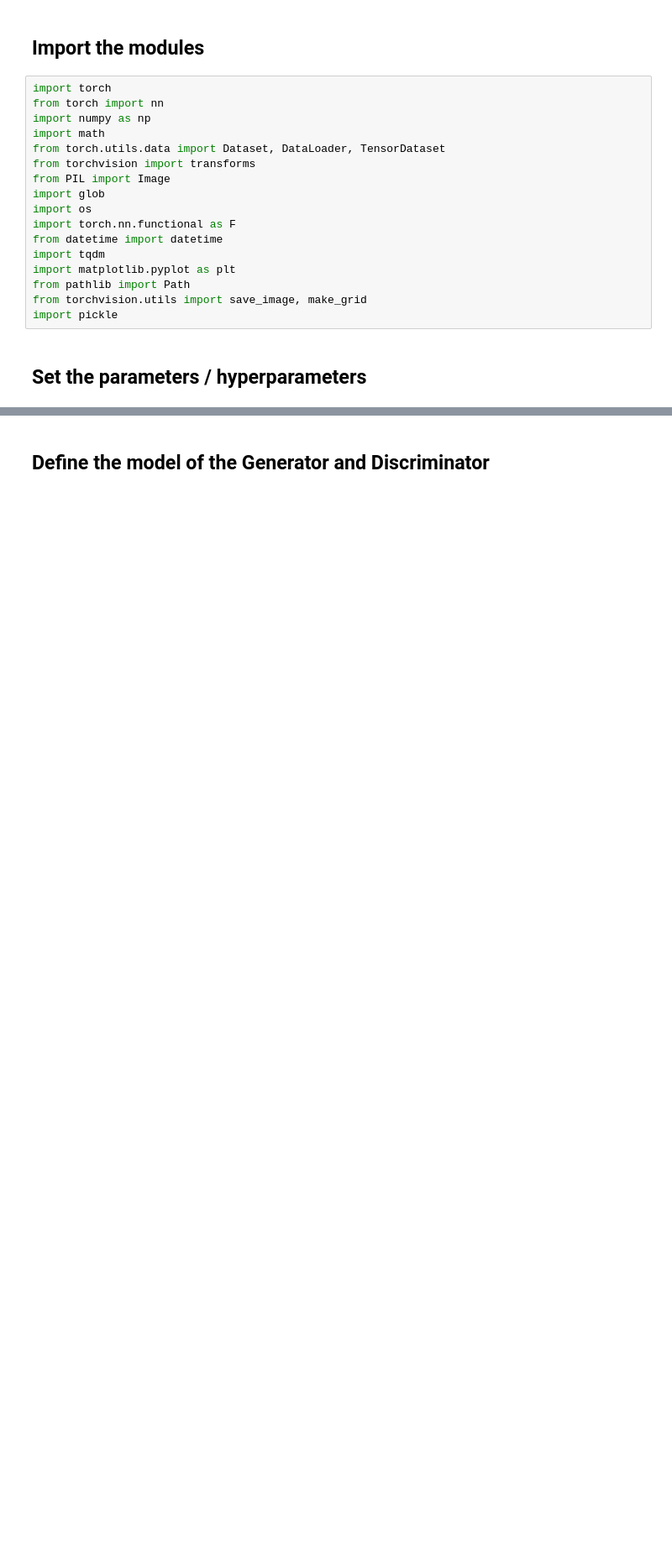
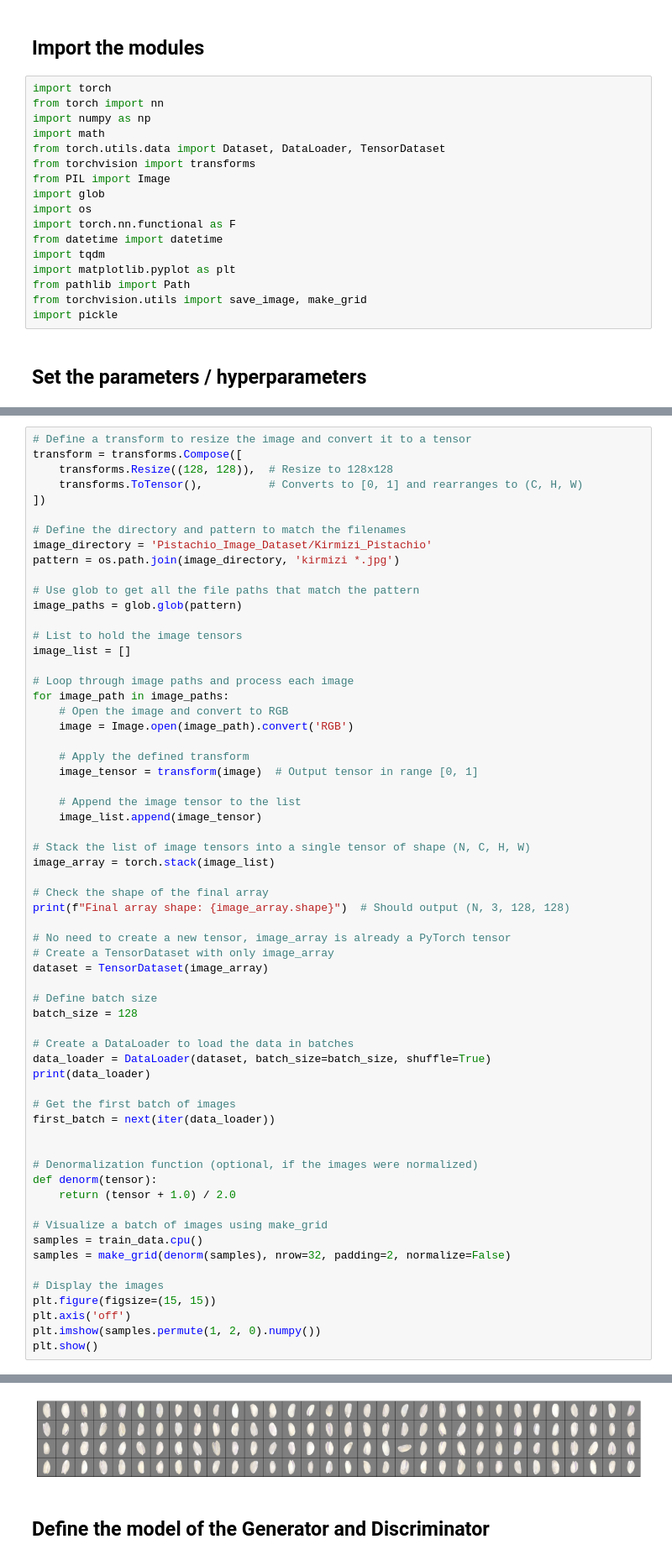
Before and after one commit to felixbroch/GAN_project, a Jupyter notebook: src/dataset/GAN_dataset_new copy.ipynb, the cells around one changed output, grey strips where cells are left out. Shown: that part at 84% size. Cells and saved outputs as stored; diff of their text form; blank space fills up the shorter version.

```diff
--- a/src/dataset/GAN_dataset_new copy.ipynb
+++ b/src/dataset/GAN_dataset_new copy.ipynb
@@ -140,0 +73,63 @@ torch.Size([128, 3, 128, 128])
+# %%
+# Define a transform to resize the image and convert it to a tensor
+transform = transforms.Compose([
+    transforms.Resize((128, 128)),  # Resize to 128x128
+    transforms.ToTensor(),          # Converts to [0, 1] and rearranges to (C, H, W)
+])
+
+# Define the directory and pattern to match the filenames
+image_directory = 'Pistachio_Image_Dataset/Kirmizi_Pistachio'
+pattern = os.path.join(image_directory, 'kirmizi *.jpg')
+
+# Use glob to get all the file paths that match the pattern
+image_paths = glob.glob(pattern)
+
+# List to hold the image tensors
+image_list = []
+
+# Loop through image paths and process each image
+for image_path in image_paths:
+    # Open the image and convert to RGB
+    image = Image.open(image_path).convert('RGB')
+
+    # Apply the defined transform
+    image_tensor = transform(image)  # Output tensor in range [0, 1]
+
+    # Append the image tensor to the list
+    image_list.append(image_tensor)
+
+# Stack the list of image tensors into a single tensor of shape (N, C, H, W)
+image_array = torch.stack(image_list)
+
+# Check the shape of the final array
+print(f"Final array shape: {image_array.shape}")  # Should output (N, 3, 128, 128)
+
+# No need to create a new tensor, image_array is already a PyTorch tensor
+# Create a TensorDataset with only image_array
+dataset = TensorDataset(image_array)
+
+# Define batch size
+batch_size = 128
+
+# Create a DataLoader to load the data in batches
+data_loader = DataLoader(dataset, batch_size=batch_size, shuffle=True)
+print(data_loader)
+
+# Get the first batch of images
+first_batch = next(iter(data_loader))
+
+
+# Denormalization function (optional, if the images were normalized)
+def denorm(tensor):
+    return (tensor + 1.0) / 2.0
+
+# Visualize a batch of images using make_grid
+samples = train_data.cpu()
+samples = make_grid(denorm(samples), nrow=32, padding=2, normalize=False)
+
+# Display the images
+plt.figure(figsize=(15, 15))
+plt.axis('off')
+plt.imshow(samples.permute(1, 2, 0).numpy())
+plt.show()
+# %% [output]
@@ -141,3 +138,4 @@ torch.Size([128, 3, 128, 128])
+[figure, added]
 # %% [markdown]
 ## Define the model of the Generator and Discriminator
 # %%
```
Also changed, not shown: parts of 4 cells of this notebook, 35 other files.
